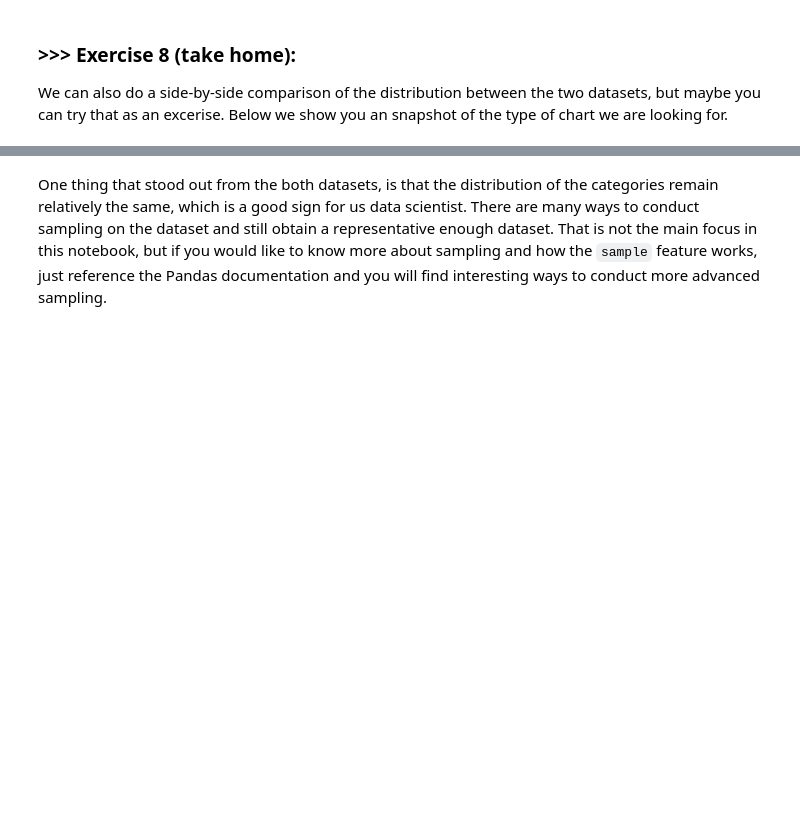
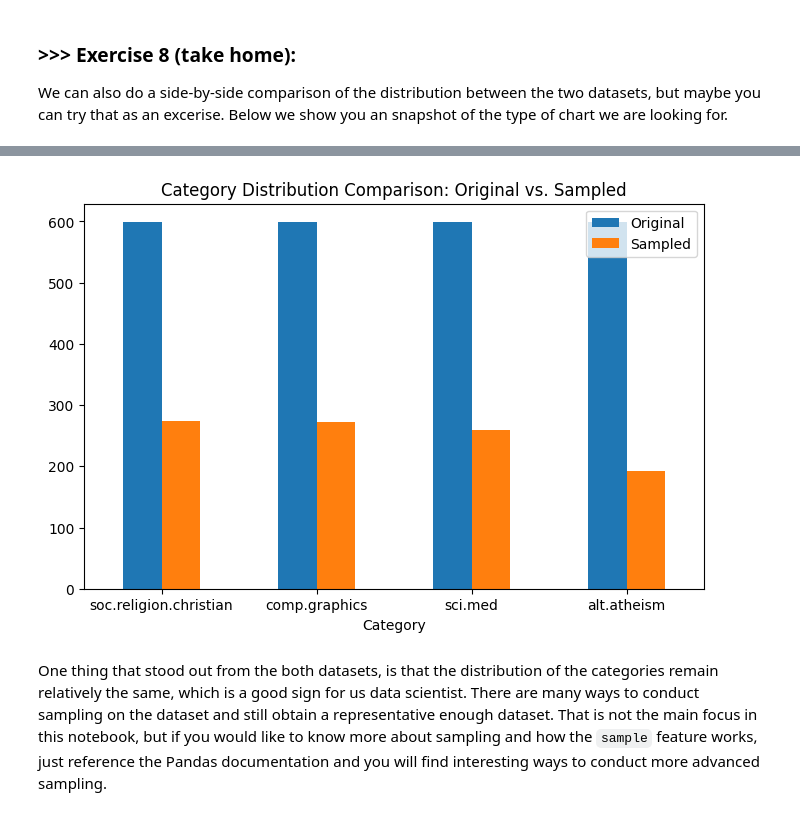
Before and after one commit to Magui4321/DM2025-Lab1-Exercise, a Jupyter notebook: DM2025-Lab1-Master.ipynb, the cells around one changed output, grey strips where cells are left out. Cells and saved outputs as stored; diff of their text form; code cells hidden in the pictures; blank space fills up the shorter version.

```diff
--- a/DM2025-Lab1-Master.ipynb
+++ b/DM2025-Lab1-Master.ipynb
@@ -818,3 +853,24 @@ We can also do a side-by-side comparison of the distribution between the two dat
+# %%
+# Answer here
+original = X['category_name'].value_counts().max()
+sample = X_sample['category_name'].value_counts()
+
+comparison_df = pd.DataFrame({
+    'Original': original,
+    'Sampled': sample
+})
+
+comparison_df.plot(
+    kind='bar',
+    figsize=(8, 5),
+    title='Category Distribution Comparison: Original vs. Sampled'
+)
+
+plt.xlabel('Category')
+plt.xticks(rotation=0)
+plt.show()
+# %% [output]
+[figure, added]
 # %% [markdown]
 One thing that stood out from the both datasets, is that the distribution of the categories remain relatively the same, which is a good sign for us data scientist. There are many ways to conduct sampling on the dataset and still obtain a representative enough dataset. That is not the main focus in this notebook, but if you would like to know more about sampling and how the `sample` feature works, just reference the Pandas documentation and you will find interesting ways to conduct more advanced sampling.
 # %% [markdown]
```
Also changed, not shown: parts of 12 cells of this notebook.
